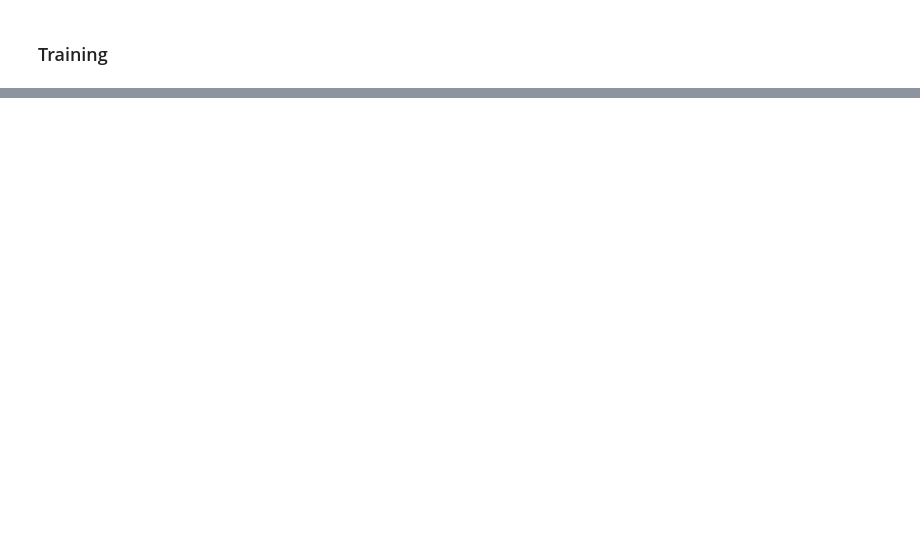
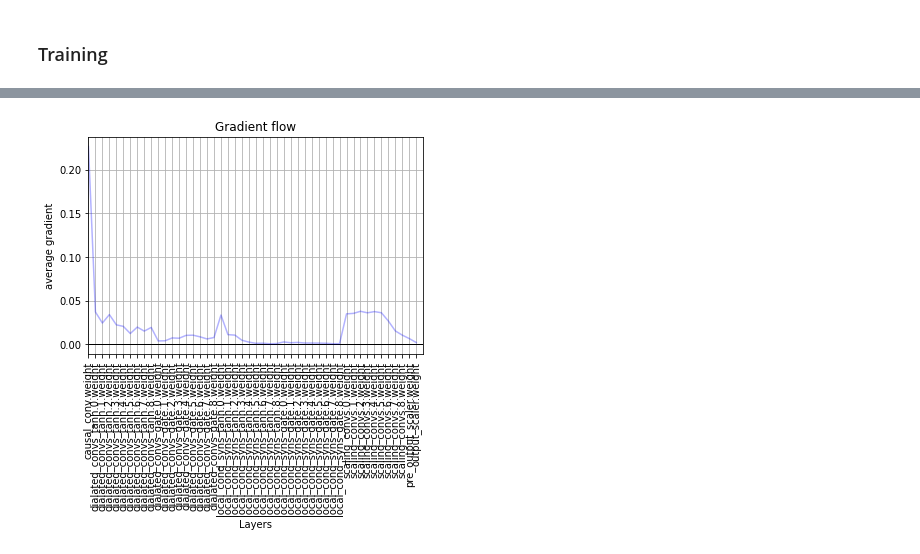
Before and after one commit to Studienarbeit-Konrad-Hendrik/ConditionalWaveNetModel, a Jupyter notebook: WaveCnn.ipynb, the cells around one changed output, grey strips where cells are left out. Drawn from its saved outputs; the diff is of its cells as text; code cells hidden in the pictures; blank space fills up the shorter version.

Commit message:
Next Version of WaveNet

```diff
--- a/WaveCnn.ipynb
+++ b/WaveCnn.ipynb
@@ -78,3 +109,3 @@ imp.reload(cw)
 # %%
 device = torch.device("cuda")
-model = cw.ConditionalWaveNet(has_local_cond=False, has_global_cond=False).to(device)
+model = cw.ConditionalWaveNet(has_local_cond=True, has_global_cond=False, num_dilated_layers=9, dialated_filter_nums=[32, 32, 32, 32, 32, 32, 32, 32, 32], input_channels=1).to(device)
@@ -128,0 +191,20 @@ for e in range(epochs):
+# %%
+def plot_grad_flow(named_parameters):
+    ave_grads = []
+    layers = []
+    for n, p in named_parameters:
+        if(p.requires_grad) and ("bias" not in n):
+            layers.append(n)
+            ave_grads.append(p.grad.abs().mean())
+    plt.plot(ave_grads, alpha=0.3, color="b")
+    plt.hlines(0, 0, len(ave_grads)+1, linewidth=1, color="k" )
+    plt.xticks(range(0,len(ave_grads), 1), layers, rotation="vertical")
+    plt.xlim(xmin=0, xmax=len(ave_grads))
+    plt.xlabel("Layers")
+    plt.ylabel("average gradient")
+    plt.title("Gradient flow")
+    plt.grid(True)
+# %%
+plot_grad_flow(model.named_parameters())
+# %% [output]
+[figure, added]
```
Also changed, not shown: parts of 49 cells of this notebook, 5 other files.
